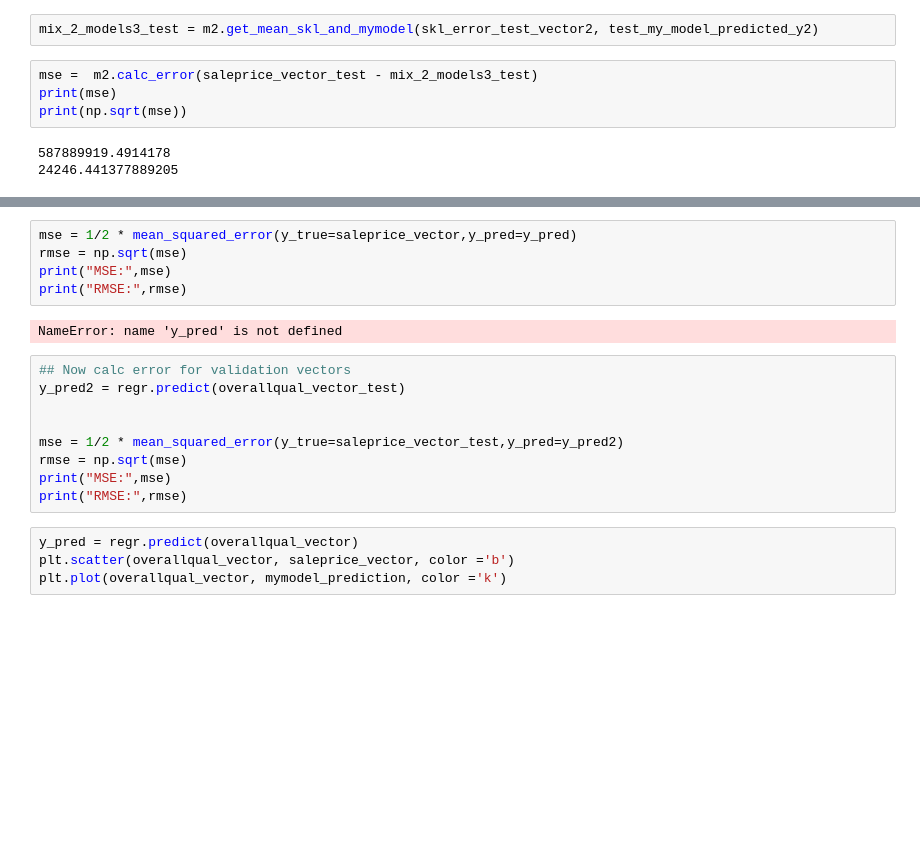
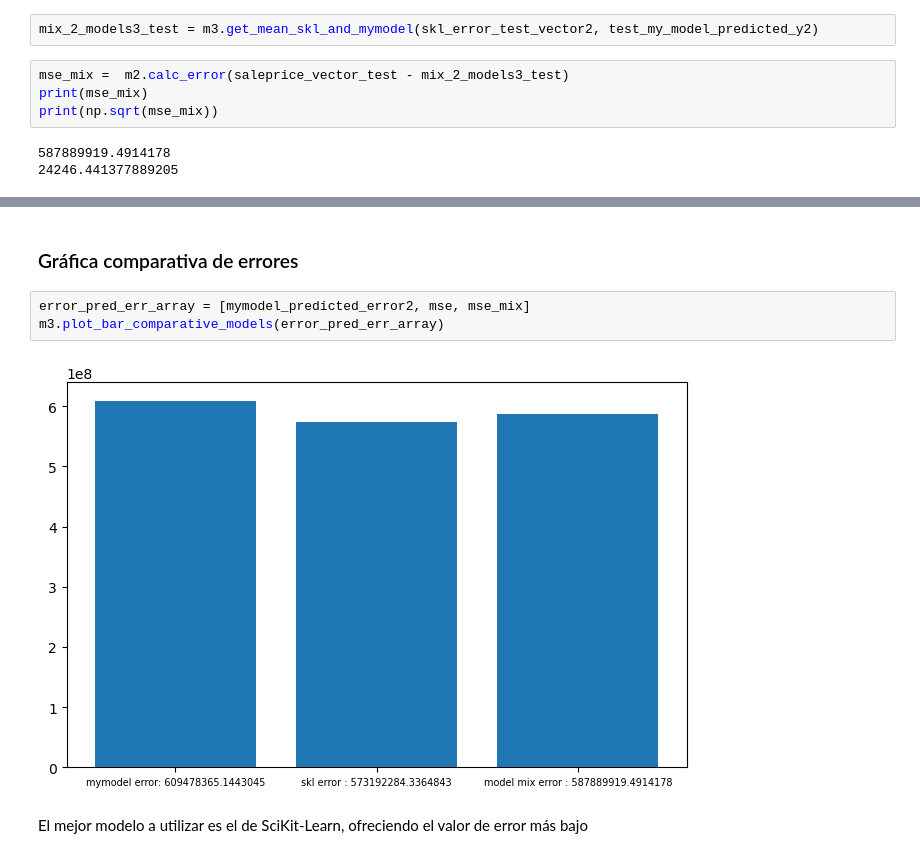
Before and after one commit to Alejndro22/simple-linear-regression-ds, a Jupyter notebook: 24008282_Proyecto_1.ipynb, the cells around one changed output, grey strips where cells are left out. Saved outputs shown, nothing was run; the diff lists cells and outputs as text; blank space fills up the shorter version.

```diff
--- a/24008282_Proyecto_1.ipynb
+++ b/24008282_Proyecto_1.ipynb
@@ -850,11 +887,11 @@ print(np.sqrt(mse))
 573192284.3364843
 23941.434466975537
 # %%
-mix_2_models3_test = m2.get_mean_skl_and_mymodel(skl_error_test_vector2, test_my_model_predicted_y2)
+mix_2_models3_test = m3.get_mean_skl_and_mymodel(skl_error_test_vector2, test_my_model_predicted_y2)
 # %%
-mse =  m2.calc_error(saleprice_vector_test - mix_2_models3_test)
-print(mse)
-print(np.sqrt(mse))
+mse_mix =  m2.calc_error(saleprice_vector_test - mix_2_models3_test)
+print(mse_mix)
+print(np.sqrt(mse_mix))
 # %% [output]
 587889919.4914178
 24246.441377889205
@@ -881,20 +898,9 @@ https://scikit-learn.org/stable/modules/model_evaluation.html#mean-squared-error
-# %%
-mse = 1/2 * mean_squared_error(y_true=saleprice_vector,y_pred=y_pred)
-rmse = np.sqrt(mse)
-print("MSE:",mse)
-print("RMSE:",rmse)
-# %% [output]
-NameError: name 'y_pred' is not defined
-# %%
-## Now calc error for validation vectors
-y_pred2 = regr.predict(overallqual_vector_test)
-
-
-mse = 1/2 * mean_squared_error(y_true=saleprice_vector_test,y_pred=y_pred2)
-rmse = np.sqrt(mse)
-print("MSE:",mse)
-print("RMSE:",rmse)
-# %%
-y_pred = regr.predict(overallqual_vector)
-plt.scatter(overallqual_vector, saleprice_vector, color ='b')
-plt.plot(overallqual_vector, mymodel_prediction, color ='k')
+# %% [markdown]
+### Gráfica comparativa de errores
+# %%
+error_pred_err_array = [mymodel_predicted_error2, mse, mse_mix]
+m3.plot_bar_comparative_models(error_pred_err_array)
+# %% [output]
+[figure, added]
+# %% [markdown]
+El mejor modelo a utilizar es el de SciKit-Learn, ofreciendo el valor de error más bajo
```
Also changed, not shown: parts of 10 cells of this notebook.
